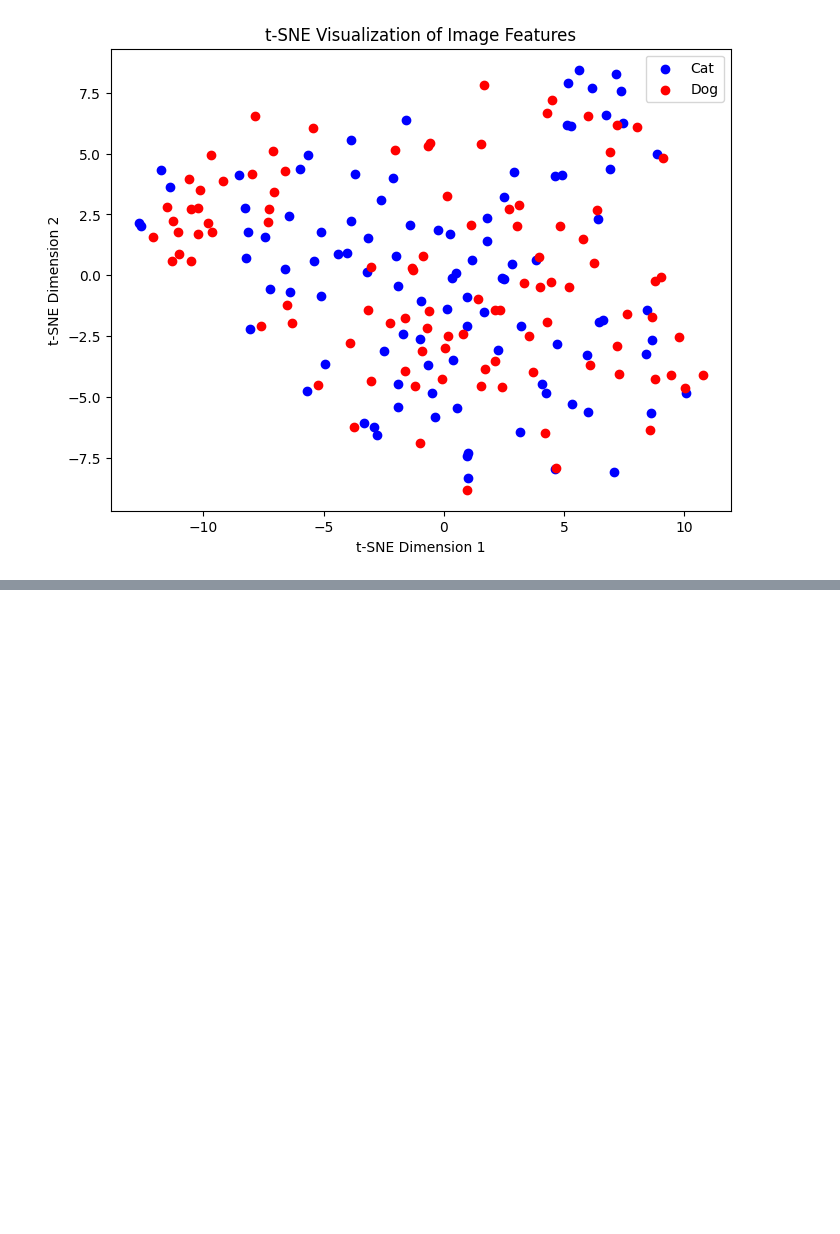
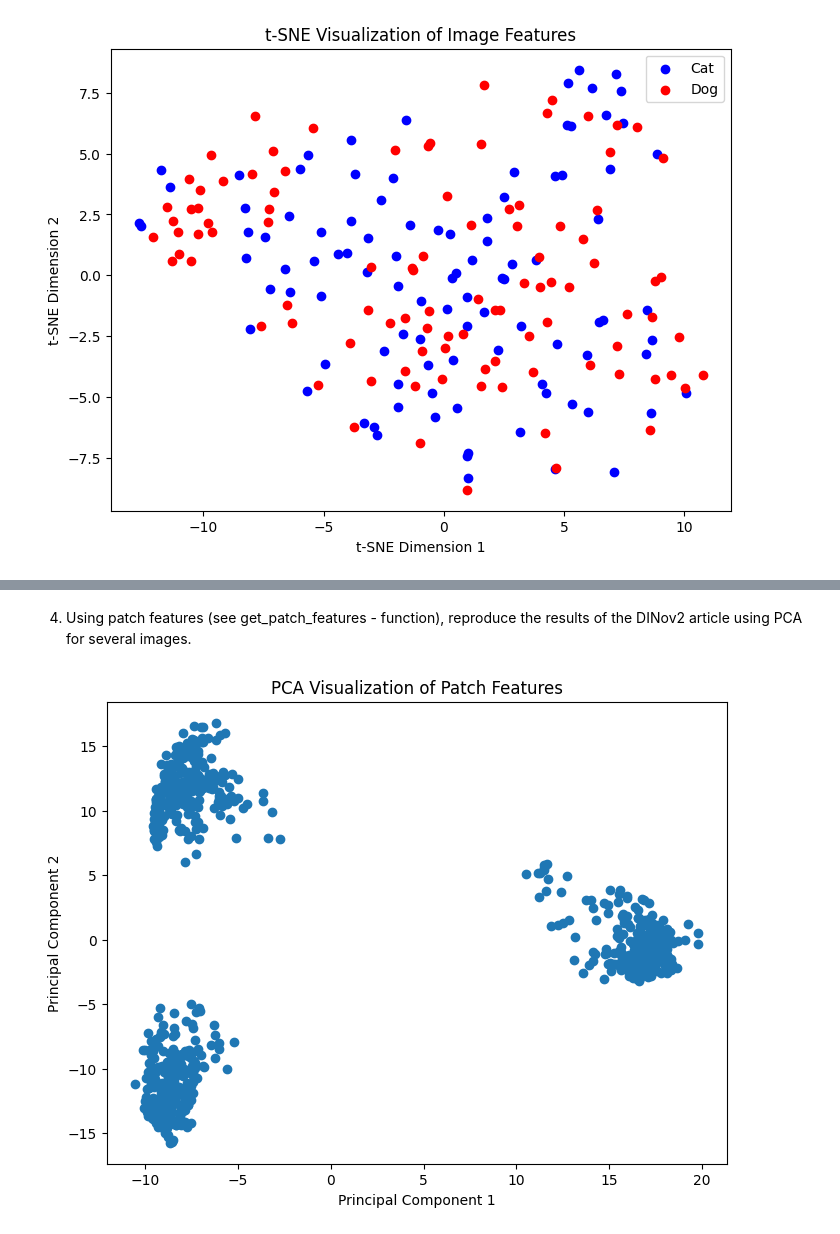
Before and after one commit to mariamzhamakochyan/DINOv2-Image-Analysis-and-Classification, a Jupyter notebook: Untitled1.ipynb, the cells around one changed output, grey strips where cells are left out. Cells and saved outputs as stored; diff of their text form; code cells hidden in the pictures; blank space fills up the shorter version.

```diff
--- a/Untitled1.ipynb
+++ b/Untitled1.ipynb
@@ -248,0 +220,34 @@ plt.show()
+# %% [markdown]
+4. Using patch features (see get_patch_features - function), reproduce the results of the DINov2 article using PCA for several images.
+# %%
+
+# Set the paths to the images
+image_paths = ['sample_data/images/Cat/1.jpg', 'sample_data/images/Dog/2.jpg', 'sample_data/images/Cat/3.jpg']
+
+# Preprocess and prepare the images
+images = []
+for path in image_paths:
+    img = Image.open(path).convert("RGB")
+    img = T.Resize((224, 224))(img)
+    img = T.ToTensor()(img)
+    img = T.Normalize(mean=(0.485, 0.456, 0.406), std=(0.229, 0.224, 0.225))(img)
+    images.append(img)
+
+images = torch.stack(images)
+
+# Get the patch features
+patch_features = get_patch_features(model, images)
+
+# Apply PCA for dimensionality reduction
+pca = PCA(n_components=2)
+patch_features_pca = pca.fit_transform(patch_features.reshape(-1, patch_features.shape[-1]))
+
+# Plot the results
+plt.figure(figsize=(8, 6))
+plt.scatter(patch_features_pca[:, 0], patch_features_pca[:, 1])
+plt.xlabel('Principal Component 1')
+plt.ylabel('Principal Component 2')
+plt.title('PCA Visualization of Patch Features')
+plt.show()
+# %% [output]
+[figure, added]
```
Also changed, not shown: parts of 13 cells of this notebook.
